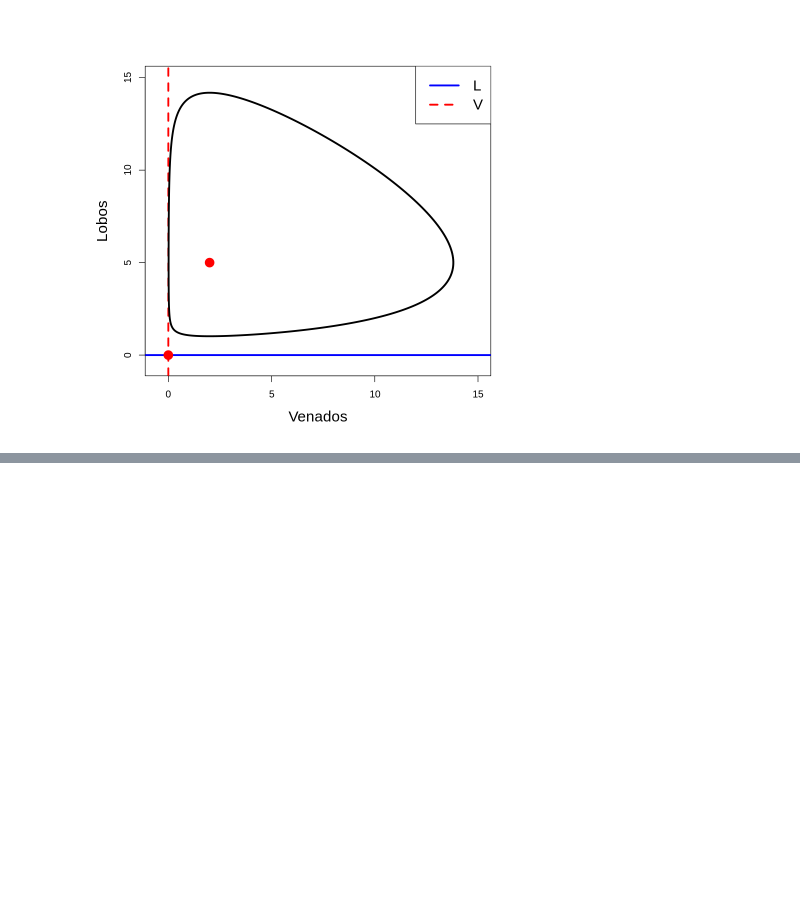
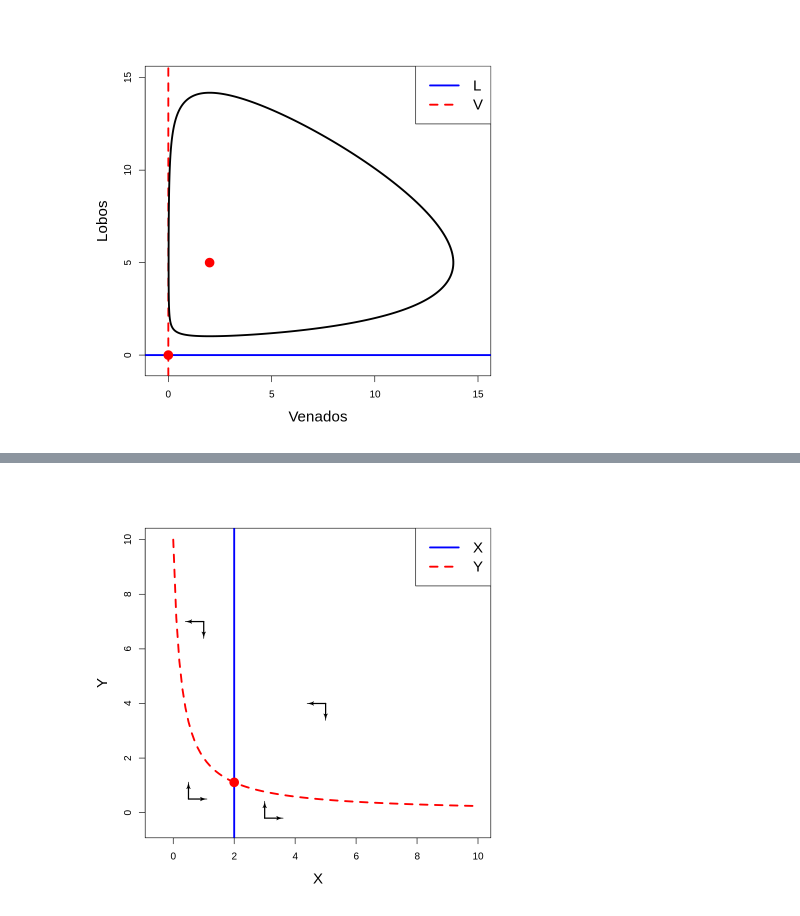
Before and after one commit to sysbio-unam/practicas-computacionales, a Jupyter notebook: ejemplo_de_juguete.ipynb, the cells around one changed output, grey strips where cells are left out. Cells and saved outputs as stored; diff of their text form; code cells hidden in the pictures; blank space fills up the shorter version.

```diff
--- a/ejemplo_de_juguete.ipynb
+++ b/ejemplo_de_juguete.ipynb
@@ -800,0 +914,14 @@ legend("topright", legend = c("L","V"), lwd = 3, lty = c(1,2), col = c("blue","r
+# %%
+# estado estable
+steady_state <- function(p) {
+    with(as.list(p), {
+
+        Xss = Eprod*Xpre/Edeg
+        Yss = Edis*Edeg*Ytot/(Edis*Edeg + Edim*Eprod*Xpre)
+
+        return(c(Xss = Xss, Yss = Yss))
+    })
+}
+# %%
+# establecer valor de parámtros
+p <- c(Eprod = 1, Xpre = 1, Edeg = 0.5, Edim = 0.8, Edis = 0.2, Ytot = 10)
@@ -800,0 +980,30 @@ legend("topright", legend = c("L","V"), lwd = 3, lty = c(1,2), col = c("blue","r
+# %%
+# dibujar plano de fase
+plot(0,0, type = "n", ylim = c(-0.5,10), xlim = c(-0.5,10), xlab = "X", ylab = "Y", cex.lab = 1.5)
+
+with(as.list(p), {
+    # ceroclina de dX/dt = 0
+    Xss = Eprod*Xpre/Edeg
+    abline(v = Xss, col = c("blue"), lwd = 3, lty = 1)
+
+    # dibujar punto de equilibrio
+    Yss = Edis*Ytot/(Edim*Xss + Edis)
+    points(Xss, Yss, pch = 20, col = "red", cex = 3)
+})
+
+# ceroclina de dY/dt = 0
+X <- seq(0,10,0.1)
+lines(X,nullcline_y(p, X), col = c("red"), lwd = 3, lty = 2)
+
+# dibujar puntos de equilibrio
+legend("topright", legend = c("X","Y"), lwd = 3, lty = c(1,2), col = c("blue","red"), cex = 1.5)
+
+# dibujar flechas del campo de velocidades
+x0 <- c(0.5,3,5,1, 0.5,3,5,1)
+y0 <- c(0.5,-0.2,4, 7, 0.5,-0.2,4, 7)
+x1 <- c(1,3.5,4.5, 0.5, 0.5,3,5,1)
+y1 <- c(0.5,-0.2,4, 7, 1,0.3,3.5, 6.5)
+Arrows(x0, y0, x1, y1, arr.length = 0.2, code = 2, arr.lwd = 1, segment = 50, lwd = 2,
+       arr.type = "curved", arr.col = 1, lcol = 1)
+# %% [output]
+[figure, added]
```
Also changed, not shown: parts of 16 cells of this notebook.
